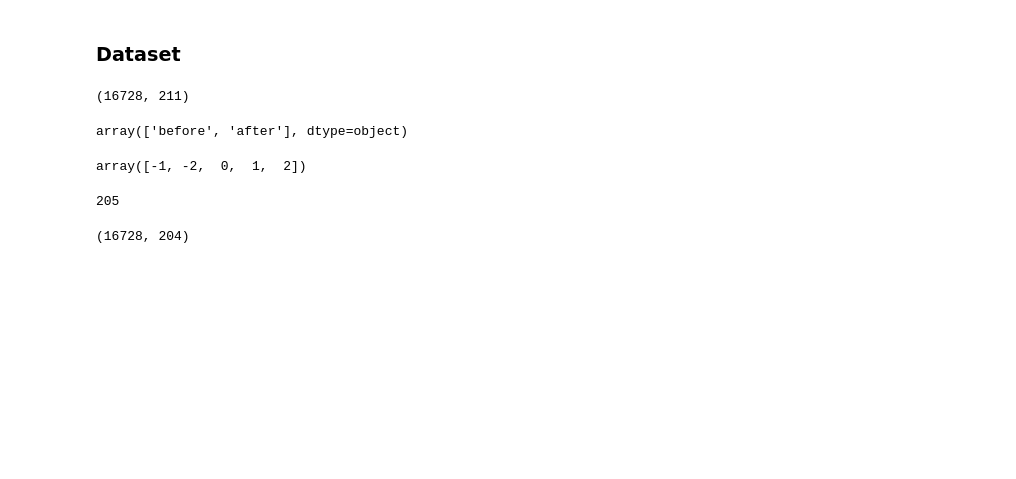
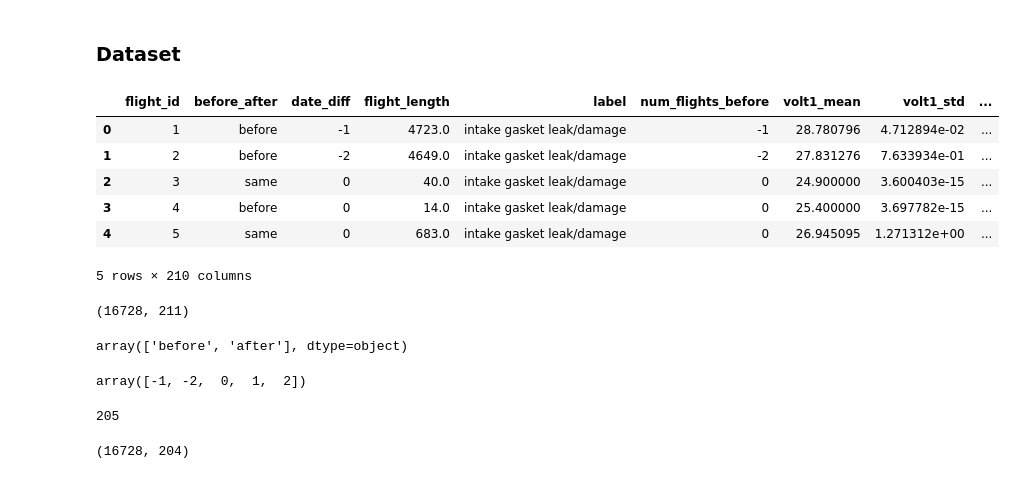
Before and after one commit to 4garriga/flights, a Jupyter notebook: src/logistic_regression.ipynb, the cells around one changed output. Drawn from its saved outputs; the diff is of its cells as text; code cells hidden in the pictures; blank space fills up the shorter version.

```diff
--- a/src/logistic_regression.ipynb
+++ b/src/logistic_regression.ipynb
@@ -38,11 +38,19 @@ plt.style.use("seaborn-v0_8-darkgrid")
 # %%
 # Dataset
 PROJECT_DIR = Path.cwd().parent
 
 # parq_path = PROJECT_DIR / "data" / "all_stats.parquet"
 parq_path = PROJECT_DIR / "data" / "combined_stats.parquet"
 df = pd.read_parquet(parq_path)
-# df.head()
+df.head()
+# %% [output]
+|  | flight_id | before_after | date_diff | flight_length | label | num_flights_before | volt1_mean | volt1_std | ... |
+| 0 | 1 | before | -1 | 4723.0 | intake gasket leak/damage | -1 | 28.780796 | 4.712894e-02 | ... |
+| 1 | 2 | before | -2 | 4649.0 | intake gasket leak/damage | -2 | 27.831276 | 7.633934e-01 | ... |
+| 2 | 3 | same | 0 | 40.0 | intake gasket leak/damage | 0 | 24.900000 | 3.600403e-15 | ... |
+| 3 | 4 | before | 0 | 14.0 | intake gasket leak/damage | 0 | 25.400000 | 3.697782e-15 | ... |
+| 4 | 5 | same | 0 | 683.0 | intake gasket leak/damage | 0 | 26.945095 | 1.271312e+00 | ... |
+5 rows × 210 columns
 # %%
 ### uncomment to run specific hierarhcy ###
 # # Dislplay labels by hierarchy
```
Also changed, not shown: 8 other files.
